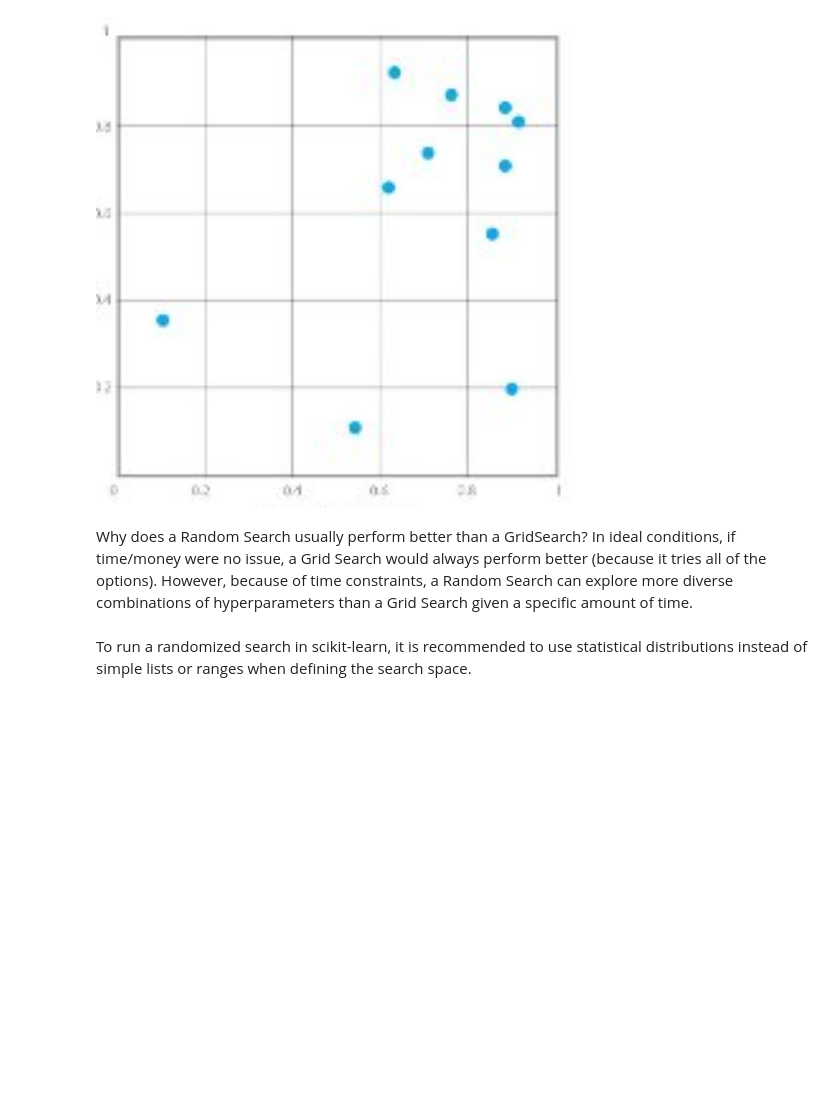
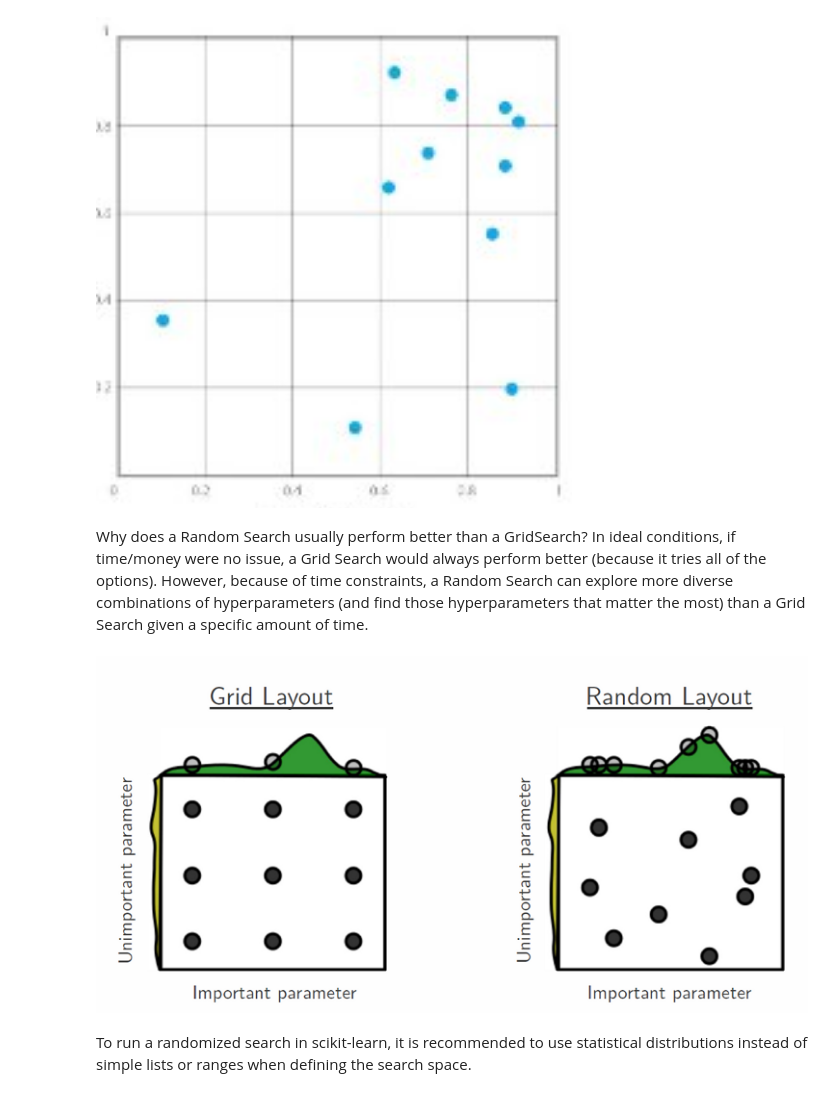
Before and after one commit to LDSSA/bootcamp, a Jupyter notebook: units/SLU16_Hyperparameter_Tuning/Learning notebook - SLU16 (Hyperparameter tuning).ipynb, the cells around one changed output. Drawn from its saved outputs; the diff is of its cells as text; code cells hidden in the pictures; blank space fills up the shorter version.

```diff
--- a/units/SLU16_Hyperparameter_Tuning/Learning notebook - SLU16 (Hyperparameter tuning).ipynb
+++ b/units/SLU16_Hyperparameter_Tuning/Learning notebook - SLU16 (Hyperparameter tuning).ipynb
@@ -177,7 +177,11 @@ Image("media/random_search.png")
 # %% [output]
 [figure]
 # %% [markdown]
-Why does a Random Search usually perform better than a GridSearch? In ideal conditions, if time/money were no issue, a Grid Search would always perform better (because it tries all of the options). However, because of time constraints, a Random Search can explore more diverse combinations of hyperparameters than a Grid Search given a specific amount of time.
+Why does a Random Search usually perform better than a GridSearch? In ideal conditions, if time/money were no issue, a Grid Search would always perform better (because it tries all of the options). However, because of time constraints, a Random Search can explore more diverse combinations of hyperparameters (and find those hyperparameters that matter the most) than a Grid Search given a specific amount of time.
+# %%
+Image("media/grid_vs_random_search.png")
+# %% [output]
+[figure, added]
 # %%
 from sklearn.model_selection import RandomizedSearchCV
 # %%
```
Also changed, not shown: 3 other files.
